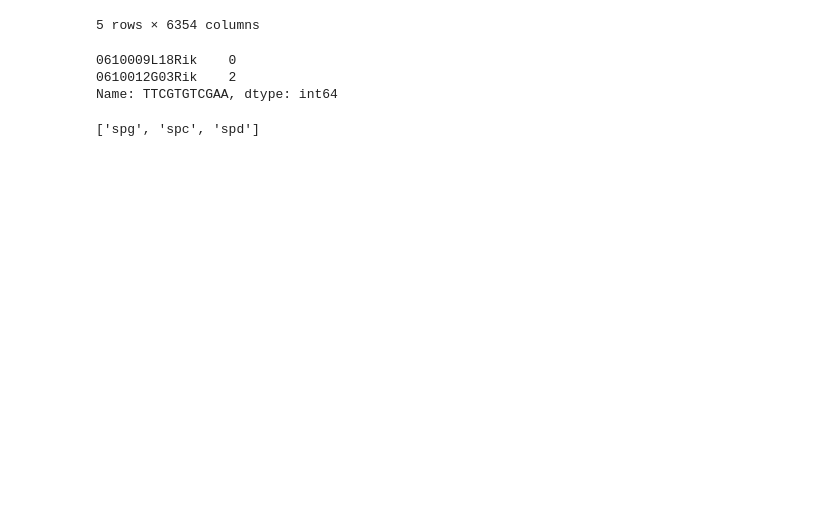
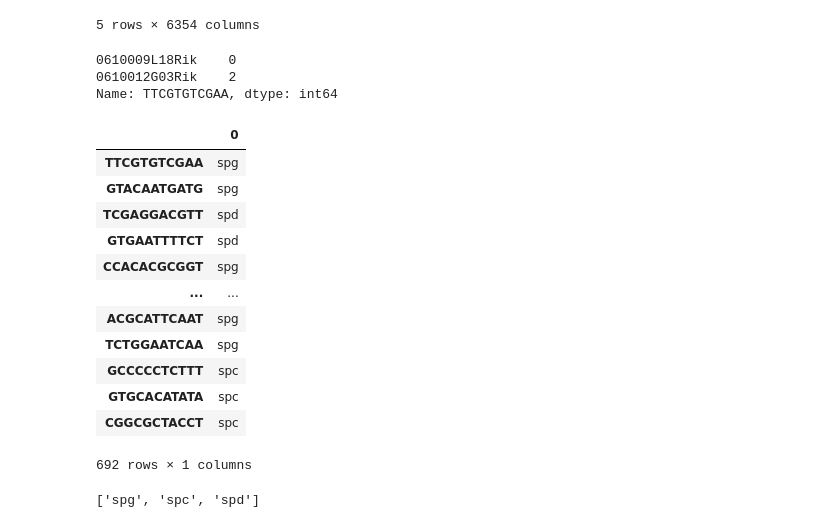
Before and after one commit to lewinsohndp/scSHARP, a Jupyter notebook: jung_analysis.ipynb, the cells around one changed output. Cells and saved outputs as stored; diff of their text form; code cells hidden in the pictures; blank space fills up the shorter version.

```diff
--- a/jung_analysis.ipynb
+++ b/jung_analysis.ipynb
@@ -105,5 +109,23 @@ final_counts.loc["TTCGTGTCGAA", ["0610009L18Rik", "0610012G03Rik"]]
 0610009L18Rik    0
 0610012G03Rik    2
 Name: TTCGTGTCGAA, dtype: int64
+# %%
+merged_labels = pd.DataFrame(merged_labels)
+merged_labels.index = cell_names
+merged_labels
+# %% [output]
+|  | 0 |
+| TTCGTGTCGAA | spg |
+| GTACAATGATG | spg |
+| TCGAGGACGTT | spd |
+| GTGAATTTTCT | spd |
+| CCACACGCGGT | spg |
+| ... | ... |
+| ACGCATTCAAT | spg |
+| TCTGGAATCAA | spg |
+| GCCCCCTCTTT | spc |
+| GTGCACATATA | spc |
+| CGGCGCTACCT | spc |
+692 rows × 1 columns
 # %%
 #final_counts.to_csv("/home/groups/ConradLab/daniel/sharp_data/jung/counts.csv")
```
Also changed, not shown: parts of 22 cells of this notebook, 5 other files.
